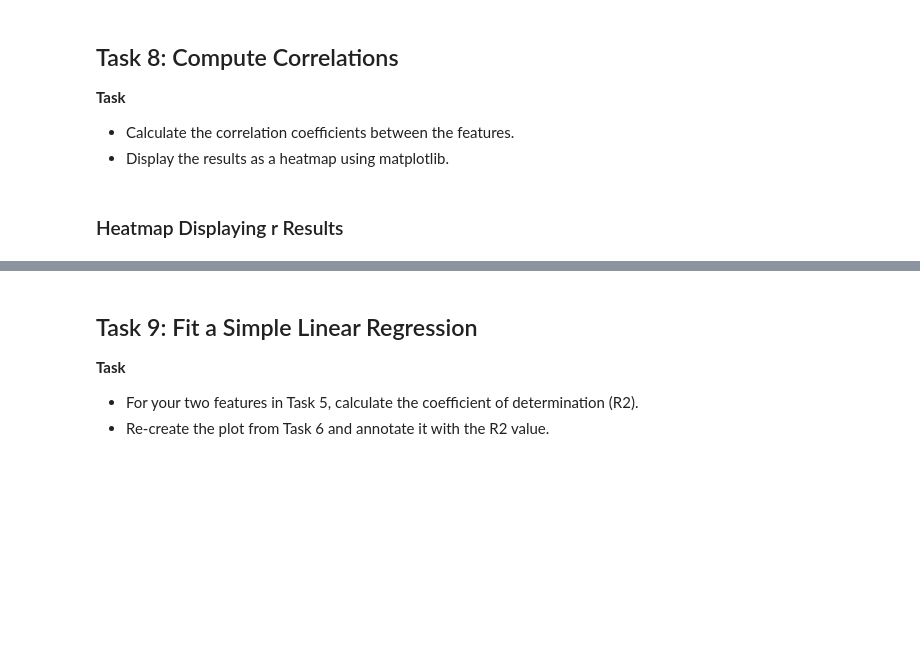
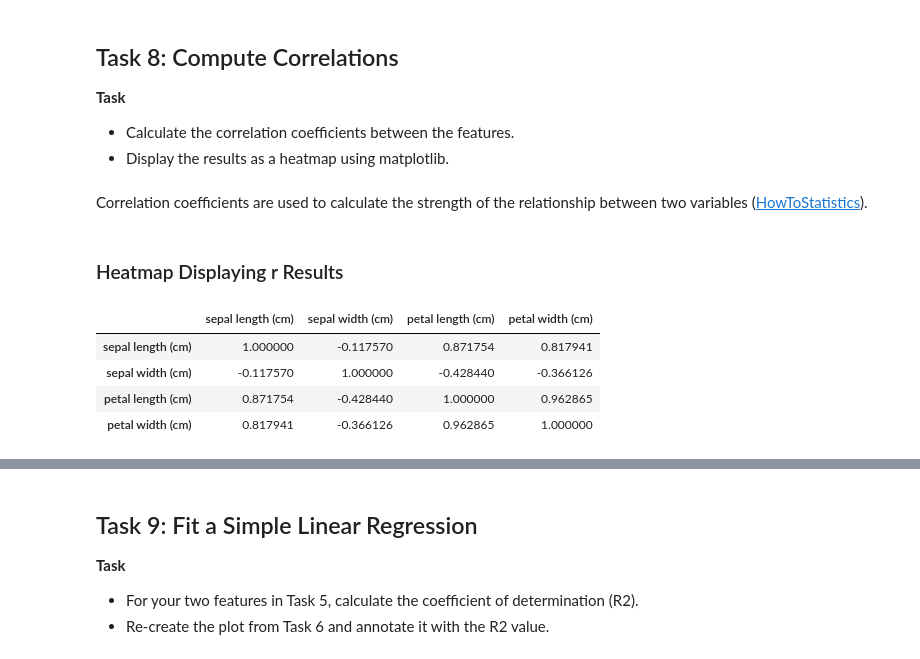
Before and after one commit to NibnabCodes/principles_of_data_analytics, a Jupyter notebook: tasks.ipynb, the cells around one changed output, grey strips where cells are left out. Cells and saved outputs as stored; diff of their text form; code cells hidden in the pictures; blank space fills up the shorter version.

```diff
--- a/tasks.ipynb
+++ b/tasks.ipynb
@@ -804,6 +846,8 @@ plt.legend(specieNames)
 <b>Task</b>
 - Calculate the correlation coefficients between the features.
 - Display the results as a heatmap using matplotlib.
+# %% [markdown]
+Correlation coefficients are used to calculate the strength of the relationship between two variables ([HowToStatistics](https://www.statisticshowto.com/probability-and-statistics/correlation-coefficient-formula/)).
 # %% [markdown]
 ### Heatmap Displaying r Results
 # %%
@@ -816,0 +857,12 @@ corr_matrix = df.corr()
+# %%
+# Compute correlation matrix
+corr_matrix = df.corr()
+
+# Display
+corr_matrix
+# %% [output]
+|  | sepal length (cm) | sepal width (cm) | petal length (cm) | petal width (cm) |
+| sepal length (cm) | 1.000000 | -0.117570 | 0.871754 | 0.817941 |
+| sepal width (cm) | -0.117570 | 1.000000 | -0.428440 | -0.366126 |
+| petal length (cm) | 0.871754 | -0.428440 | 1.000000 | 0.962865 |
+| petal width (cm) | 0.817941 | -0.366126 | 0.962865 | 1.000000 |
```
Also changed, not shown: parts of 29 cells of this notebook, 1 other file.
